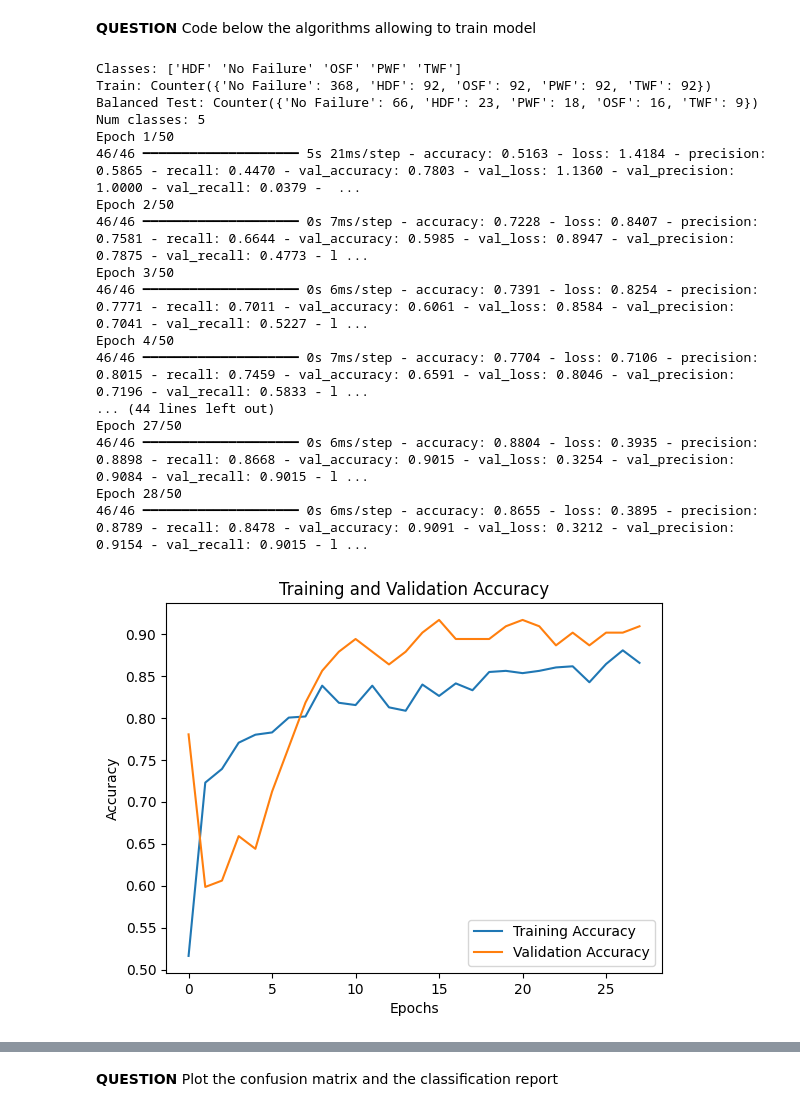
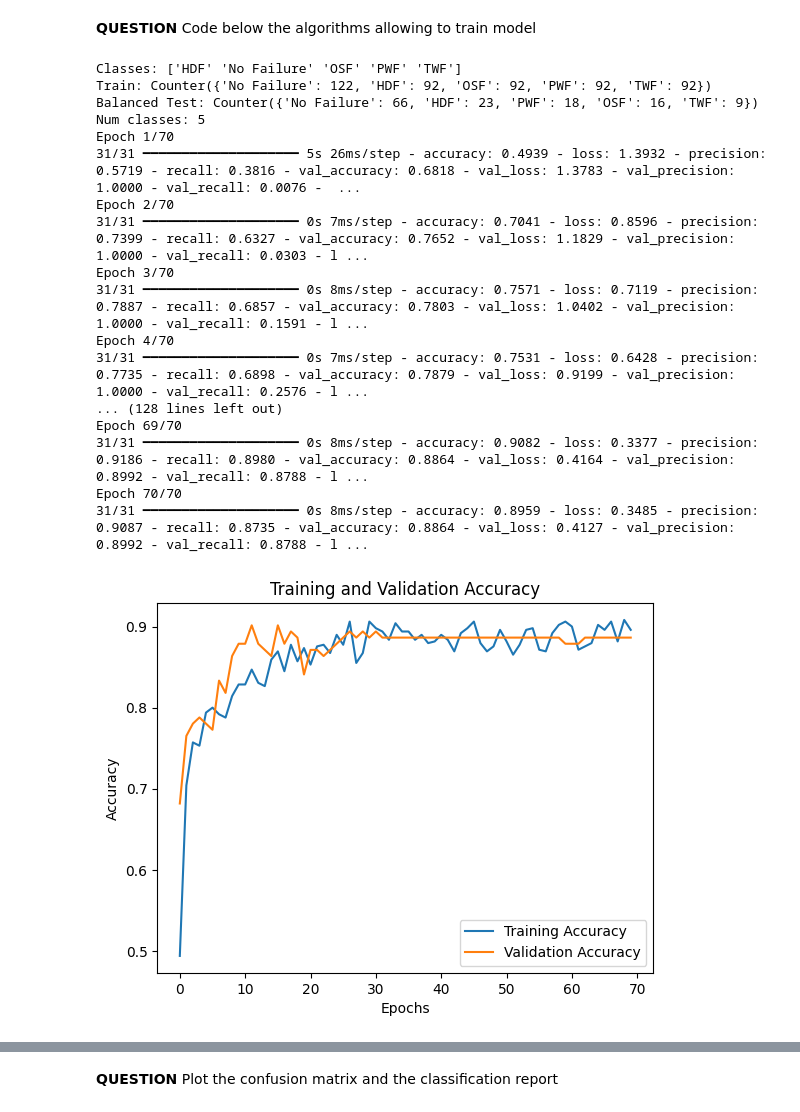
Before and after one commit to matthieuzajac/Embedded_AI, a Jupyter notebook: Colab_IA_EMBARQUEE/TP_IA_EMBARQUEE.ipynb, the cells around one changed output, grey strips where cells are left out. Cells and saved outputs as stored; diff of their text form; code cells hidden in the pictures.

```diff
--- a/Colab_IA_EMBARQUEE/TP_IA_EMBARQUEE.ipynb
+++ b/Colab_IA_EMBARQUEE/TP_IA_EMBARQUEE.ipynb
@@ -414,7 +414,7 @@ failure_classes = [cls for cls in counts if cls != 'No Failure']
 num_failure_classes = len(failure_classes)
 
 target_per_failure = max(counts[cls] for cls in failure_classes)
-target_no_failure = num_failure_classes * target_per_failure
+target_no_failure = num_failure_classes * target_per_failure // 3
 
 under = RandomUnderSampler(
     sampling_strategy={'No Failure': target_no_failure},
@@ -517,11 +517,6 @@ y_test_balanced_one_hot = tf.keras.utils.to_categorical(y_test_balanced_encoded,
 
 # Callbacks to improve generalization
 callbacks = [
-    tf.keras.callbacks.EarlyStopping(
-        monitor='val_loss',
-        patience=6,
-        restore_best_weights=True
-    ),
     tf.keras.callbacks.ReduceLROnPlateau(
         monitor='val_loss',
         factor=0.5,
@@ -534,46 +529,46 @@ callbacks = [
 history = model.fit(
     X_train_balanced,
     y_train_one_hot,
     validation_data=(X_test_balanced, y_test_balanced_one_hot),
-    epochs=50,
+    epochs=70,
     batch_size=16,
     callbacks=callbacks,
     verbose=1
 )
 
 # Plot training and validation accuracy
 plt.plot(history.history['accuracy'], label='Training Accuracy')
 plt.plot(history.history['val_accuracy'], label='Validation Accuracy')
 plt.xlabel('Epochs')
 plt.ylabel('Accuracy')
 plt.title('Training and Validation Accuracy')
 plt.legend()
 plt.show()
 
 # Plot training and validation loss
 plt.plot(history.history['loss'], label='Training Loss')
 plt.plot(history.history['val_loss'], label='Validation Loss')
 plt.xlabel('Epochs')
 plt.ylabel('Loss')
 plt.title('Training and Validation Loss')
 plt.legend()
 plt.show()
 # %% [output]
 Classes: ['HDF' 'No Failure' 'OSF' 'PWF' 'TWF']
-Train: Counter({'No Failure': 368, 'HDF': 92, 'OSF': 92, 'PWF': 92, 'TWF': 92})
+Train: Counter({'No Failure': 122, 'HDF': 92, 'OSF': 92, 'PWF': 92, 'TWF': 92})
 Balanced Test: Counter({'No Failure': 66, 'HDF': 23, 'PWF': 18, 'OSF': 16, 'TWF': 9})
 Num classes: 5
-Epoch 1/50
-46/46 ━━━━━━━━━━━━━━━━━━━━ 5s 21ms/step - accuracy: 0.5163 - loss: 1.4184 - precision: 0.5865 - recall: 0.4470 - val_accuracy: 0.7803 - val_loss: 1.1360 - val_precision: 1.0000 - val_recall: 0.0379 -  ...
-Epoch 2/50
-46/46 ━━━━━━━━━━━━━━━━━━━━ 0s 7ms/step - accuracy: 0.7228 - loss: 0.8407 - precision: 0.7581 - recall: 0.6644 - val_accuracy: 0.5985 - val_loss: 0.8947 - val_precision: 0.7875 - val_recall: 0.4773 - l ...
-Epoch 3/50
-46/46 ━━━━━━━━━━━━━━━━━━━━ 0s 6ms/step - accuracy: 0.7391 - loss: 0.8254 - precision: 0.7771 - recall: 0.7011 - val_accuracy: 0.6061 - val_loss: 0.8584 - val_precision: 0.7041 - val_recall: 0.5227 - l ...
-Epoch 4/50
-46/46 ━━━━━━━━━━━━━━━━━━━━ 0s 7ms/step - accuracy: 0.7704 - loss: 0.7106 - precision: 0.8015 - recall: 0.7459 - val_accuracy: 0.6591 - val_loss: 0.8046 - val_precision: 0.7196 - val_recall: 0.5833 - l ...
-... (44 lines left out)
-Epoch 27/50
-46/46 ━━━━━━━━━━━━━━━━━━━━ 0s 6ms/step - accuracy: 0.8804 - loss: 0.3935 - precision: 0.8898 - recall: 0.8668 - val_accuracy: 0.9015 - val_loss: 0.3254 - val_precision: 0.9084 - val_recall: 0.9015 - l ...
-Epoch 28/50
-46/46 ━━━━━━━━━━━━━━━━━━━━ 0s 6ms/step - accuracy: 0.8655 - loss: 0.3895 - precision: 0.8789 - recall: 0.8478 - val_accuracy: 0.9091 - val_loss: 0.3212 - val_precision: 0.9154 - val_recall: 0.9015 - l ...
+Epoch 1/70
+31/31 ━━━━━━━━━━━━━━━━━━━━ 5s 26ms/step - accuracy: 0.4939 - loss: 1.3932 - precision: 0.5719 - recall: 0.3816 - val_accuracy: 0.6818 - val_loss: 1.3783 - val_precision: 1.0000 - val_recall: 0.0076 -  ...
+Epoch 2/70
+31/31 ━━━━━━━━━━━━━━━━━━━━ 0s 7ms/step - accuracy: 0.7041 - loss: 0.8596 - precision: 0.7399 - recall: 0.6327 - val_accuracy: 0.7652 - val_loss: 1.1829 - val_precision: 1.0000 - val_recall: 0.0303 - l ...
+Epoch 3/70
+31/31 ━━━━━━━━━━━━━━━━━━━━ 0s 8ms/step - accuracy: 0.7571 - loss: 0.7119 - precision: 0.7887 - recall: 0.6857 - val_accuracy: 0.7803 - val_loss: 1.0402 - val_precision: 1.0000 - val_recall: 0.1591 - l ...
+Epoch 4/70
+31/31 ━━━━━━━━━━━━━━━━━━━━ 0s 7ms/step - accuracy: 0.7531 - loss: 0.6428 - precision: 0.7735 - recall: 0.6898 - val_accuracy: 0.7879 - val_loss: 0.9199 - val_precision: 1.0000 - val_recall: 0.2576 - l ...
+... (128 lines left out)
+Epoch 69/70
+31/31 ━━━━━━━━━━━━━━━━━━━━ 0s 8ms/step - accuracy: 0.9082 - loss: 0.3377 - precision: 0.9186 - recall: 0.8980 - val_accuracy: 0.8864 - val_loss: 0.4164 - val_precision: 0.8992 - val_recall: 0.8788 - l ...
+Epoch 70/70
+31/31 ━━━━━━━━━━━━━━━━━━━━ 0s 8ms/step - accuracy: 0.8959 - loss: 0.3485 - precision: 0.9087 - recall: 0.8735 - val_accuracy: 0.8864 - val_loss: 0.4127 - val_precision: 0.8992 - val_recall: 0.8788 - l ...
-[figure, old version]
+[figure, new version]
```
Also changed, not shown: parts of 5 cells of this notebook, 3 other files.
